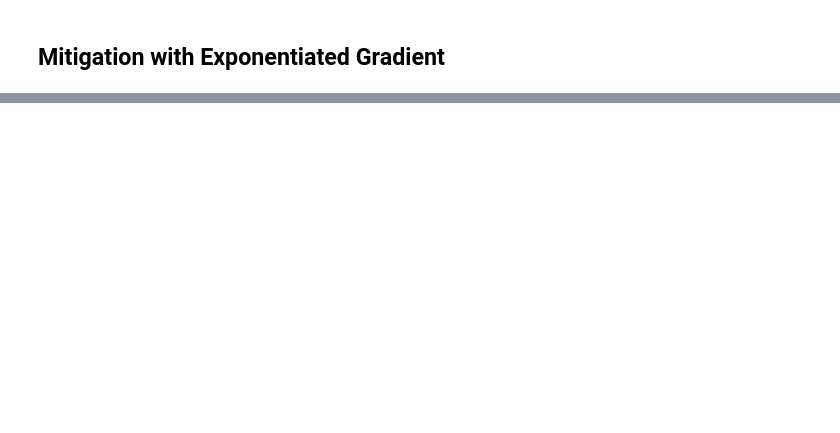
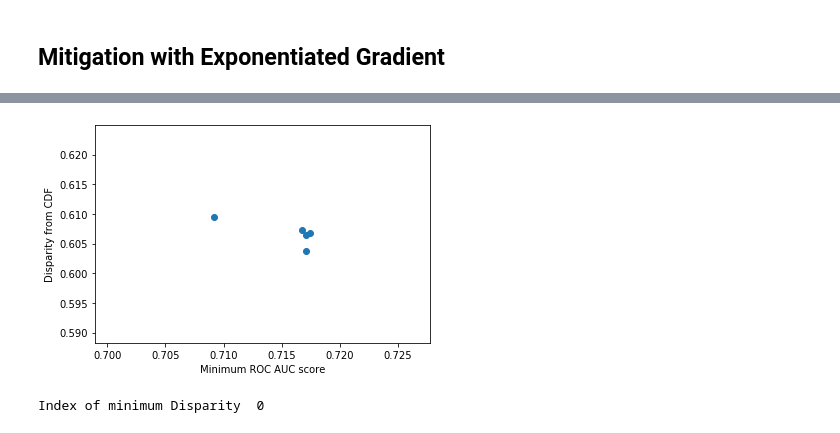
Before and after one commit to fairlearn/fairlearn, a Jupyter notebook: notebooks/Mitigating Unfairness in the Law School Dataset.ipynb, the cells around one changed output, grey strips where cells are left out. Cells and saved outputs as stored; diff of their text form; code cells hidden in the pictures; blank space fills up the shorter version.

```diff
--- a/notebooks/Mitigating Unfairness in the Law School Dataset.ipynb
+++ b/notebooks/Mitigating Unfairness in the Law School Dataset.ipynb
@@ -314,0 +403,5 @@ group_metric_printer("Predicted Pass Rate", group_mean_prediction(y_test, eg_bin
+# %%
+roc_auc_cdf_disparity_sweep_plot(exp_grad_predictors)
+# %% [output]
+[figure, added]
+Index of minimum Disparity  0
```
Also changed, not shown: parts of 27 cells of this notebook.
